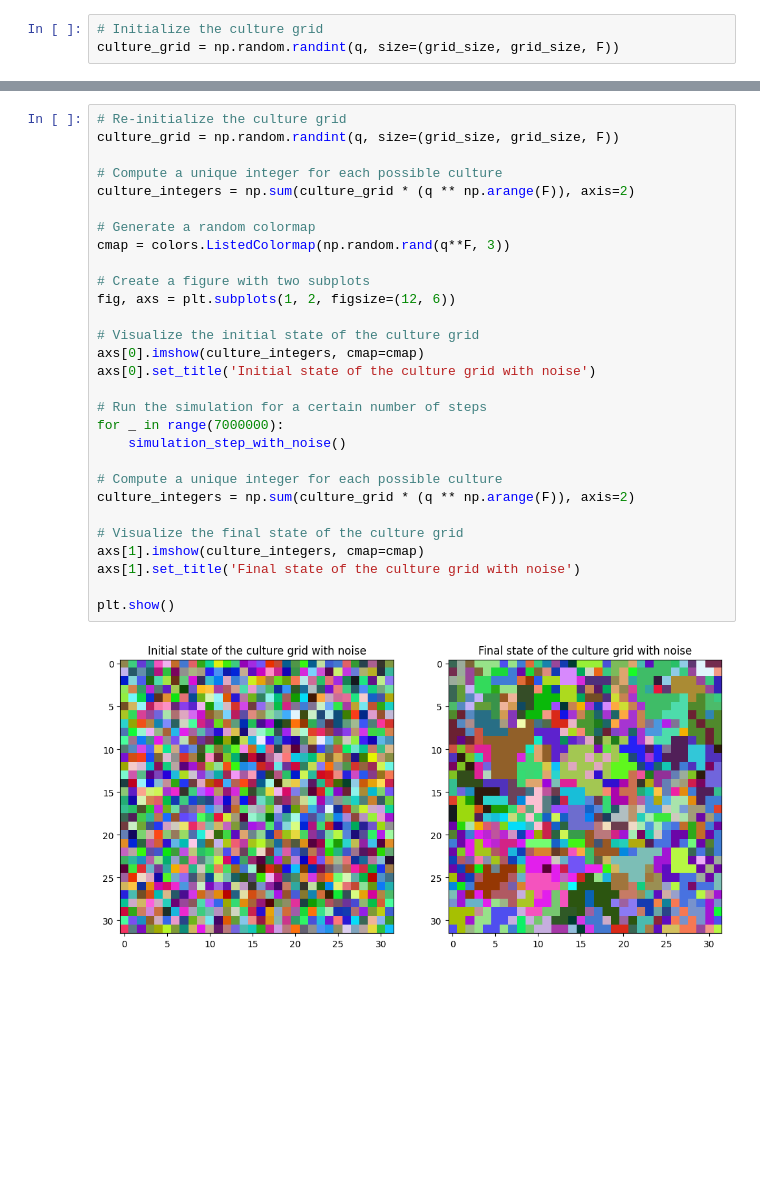
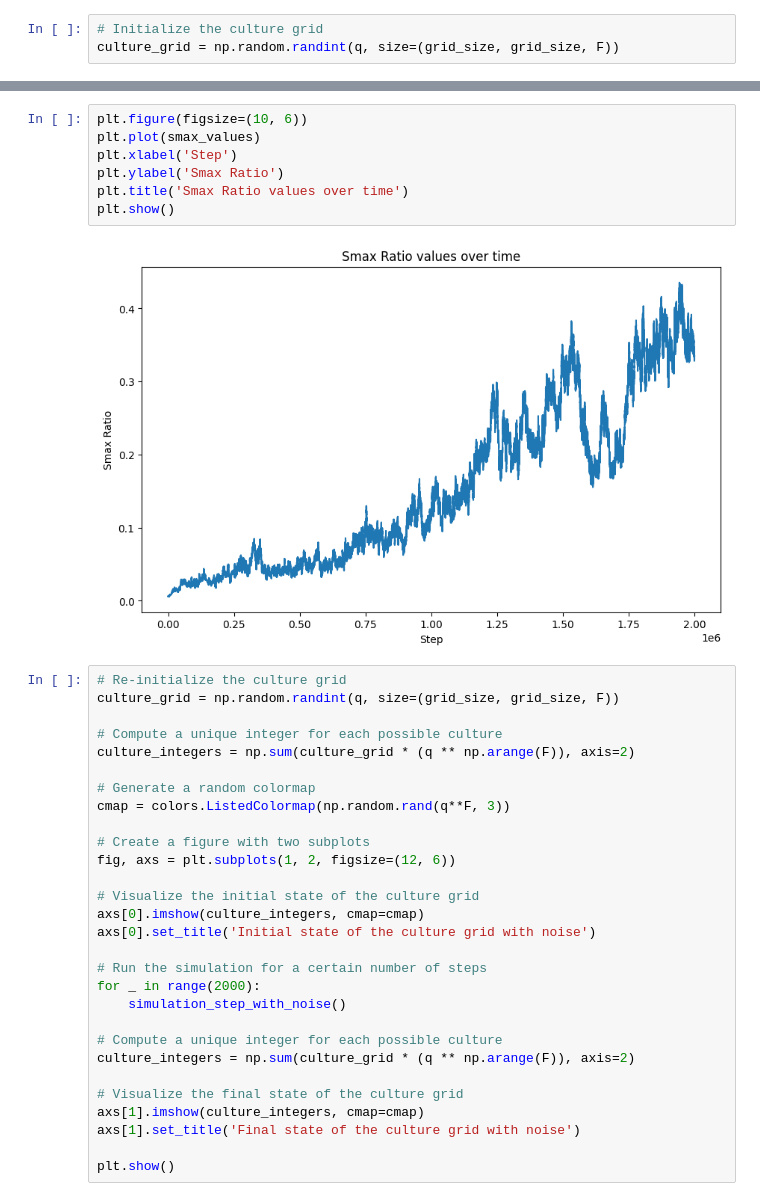
Before and after one commit to battles5/axelrod-model-simulation, a Jupyter notebook: axelrod_culture_noise_media_0.1.ipynb, the cells around one changed output, grey strips where cells are left out. Drawn from its saved outputs; the diff is of its cells as text; blank space fills up the shorter version.

```diff
--- a/axelrod_culture_noise_media_0.1.ipynb
+++ b/axelrod_culture_noise_media_0.1.ipynb
@@ -99,3 +111,12 @@ plt.show()
+# %%
+plt.figure(figsize=(10, 6))
+plt.plot(smax_values)
+plt.xlabel('Step')
+plt.ylabel('Smax Ratio')
+plt.title('Smax Ratio values over time')
+plt.show()
+# %% [output]
+[figure, added]
 # %%
 # Re-initialize the culture grid
 culture_grid = np.random.randint(q, size=(grid_size, grid_size, F))
@@ -114,7 +135,7 @@ axs[0].imshow(culture_integers, cmap=cmap)
 axs[0].set_title('Initial state of the culture grid with noise')
 
 # Run the simulation for a certain number of steps
-for _ in range(7000000):
+for _ in range(2000):
     simulation_step_with_noise()
 
 # Compute a unique integer for each possible culture
@@ -125,8 +146,6 @@ axs[1].imshow(culture_integers, cmap=cmap)
 axs[1].set_title('Final state of the culture grid with noise')
 
 plt.show()
-# %% [output]
-[figure, removed]
 # %%
 # Re-initialize the culture grid
 culture_grid = np.random.randint(q, size=(grid_size, grid_size, F))
```
Also changed, not shown: parts of 3 cells of this notebook.
